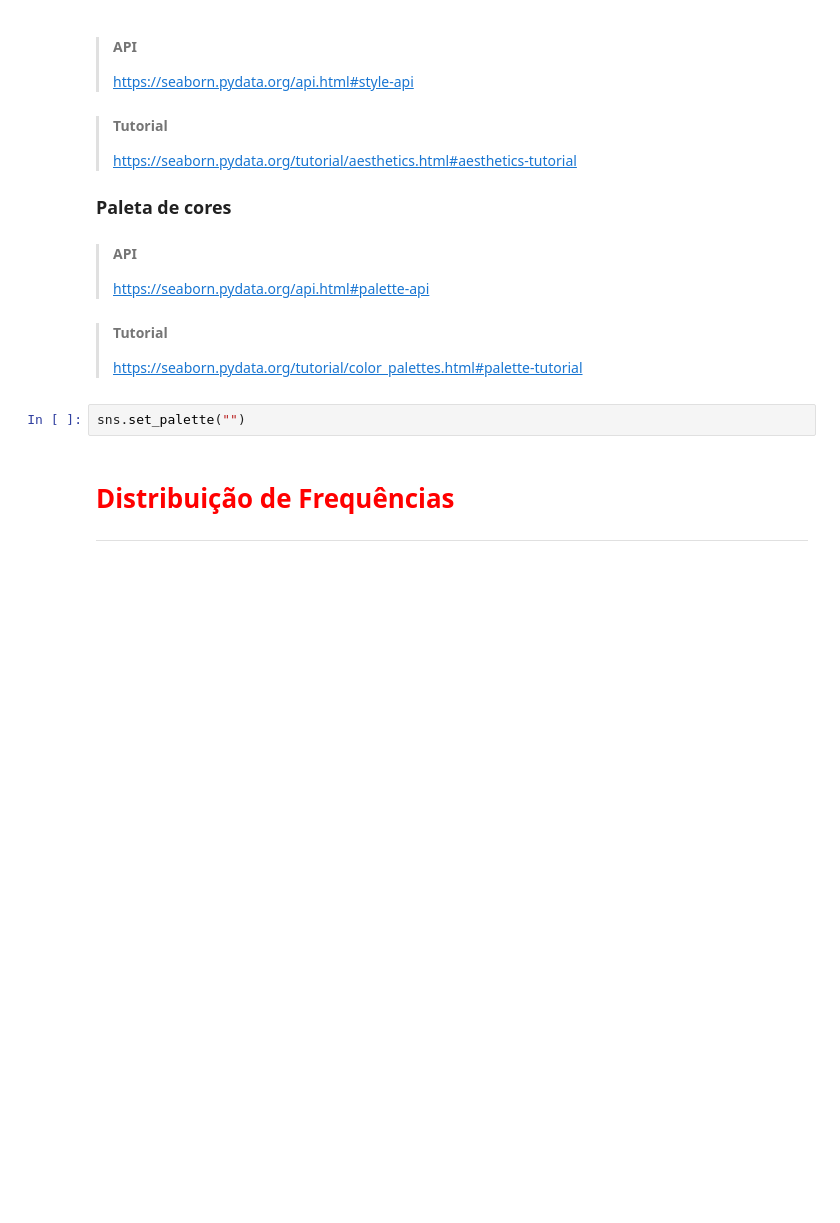
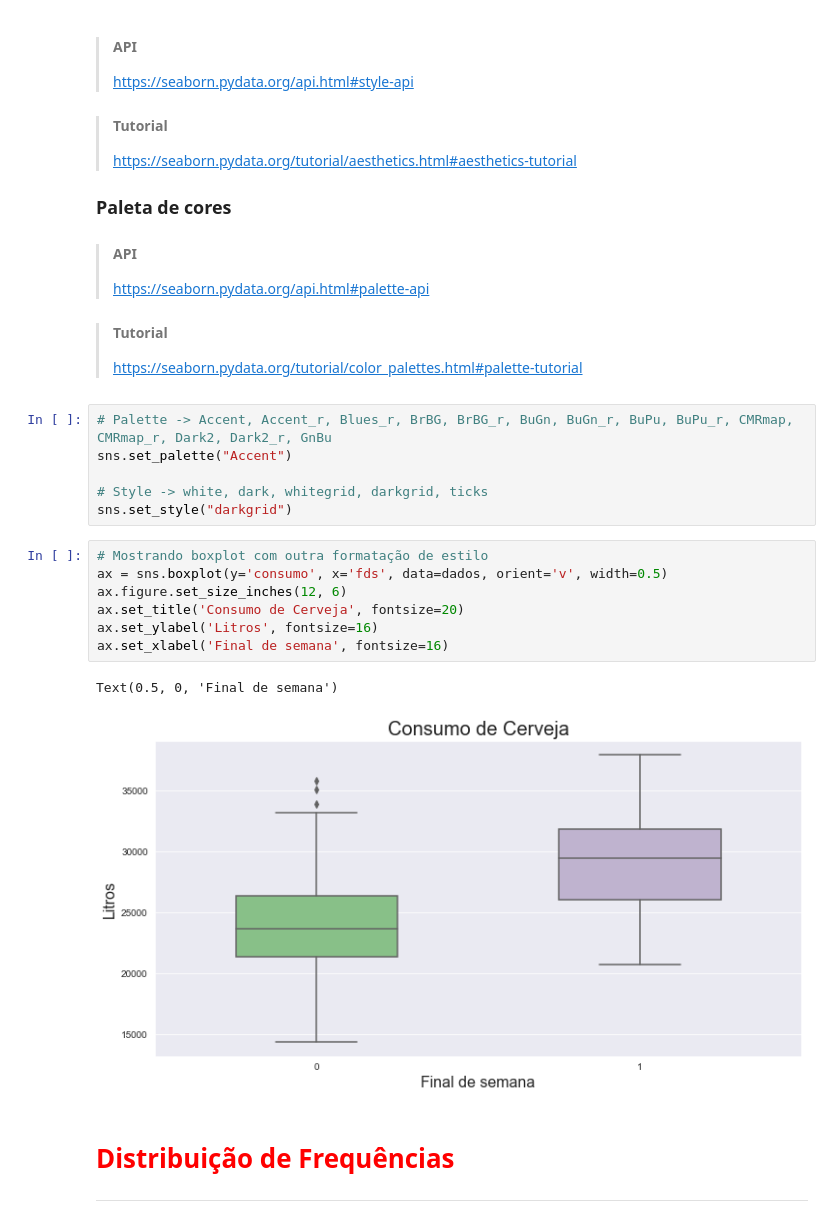
Before and after one commit to fcardosoo/13-Regress-o-linear-testando-rela-es-e-prevendo-resultados, a Jupyter notebook: Projeto/Regressão Linear.ipynb, the cells around one changed output. Drawn from its saved outputs; the diff is of its cells as text; blank space fills up the shorter version.

```diff
--- a/Projeto/Regressão Linear.ipynb
+++ b/Projeto/Regressão Linear.ipynb
@@ -173,8 +173,22 @@ Text(0.5, 0, 'Final de semana')
 
 > #### Tutorial
 > https://seaborn.pydata.org/tutorial/color_palettes.html#palette-tutorial
-# %%
-sns.set_palette("")
+# %%
+# Palette -> Accent, Accent_r, Blues_r, BrBG, BrBG_r, BuGn, BuGn_r, BuPu, BuPu_r, CMRmap, CMRmap_r, Dark2, Dark2_r, GnBu
+sns.set_palette("Accent")
+
+# Style -> white, dark, whitegrid, darkgrid, ticks
+sns.set_style("darkgrid")
+# %%
+# Mostrando boxplot com outra formatação de estilo
+ax = sns.boxplot(y='consumo', x='fds', data=dados, orient='v', width=0.5)
+ax.figure.set_size_inches(12, 6)
+ax.set_title('Consumo de Cerveja', fontsize=20)
+ax.set_ylabel('Litros', fontsize=16)
+ax.set_xlabel('Final de semana', fontsize=16)
+# %% [output]
+Text(0.5, 0, 'Final de semana')
+[figure, added]
 # %% [markdown]
 # <font color='red' style='font-size: 30px;'>Distribuição de Frequências</font>
 <hr style='border: 2px solid red;'>
```
